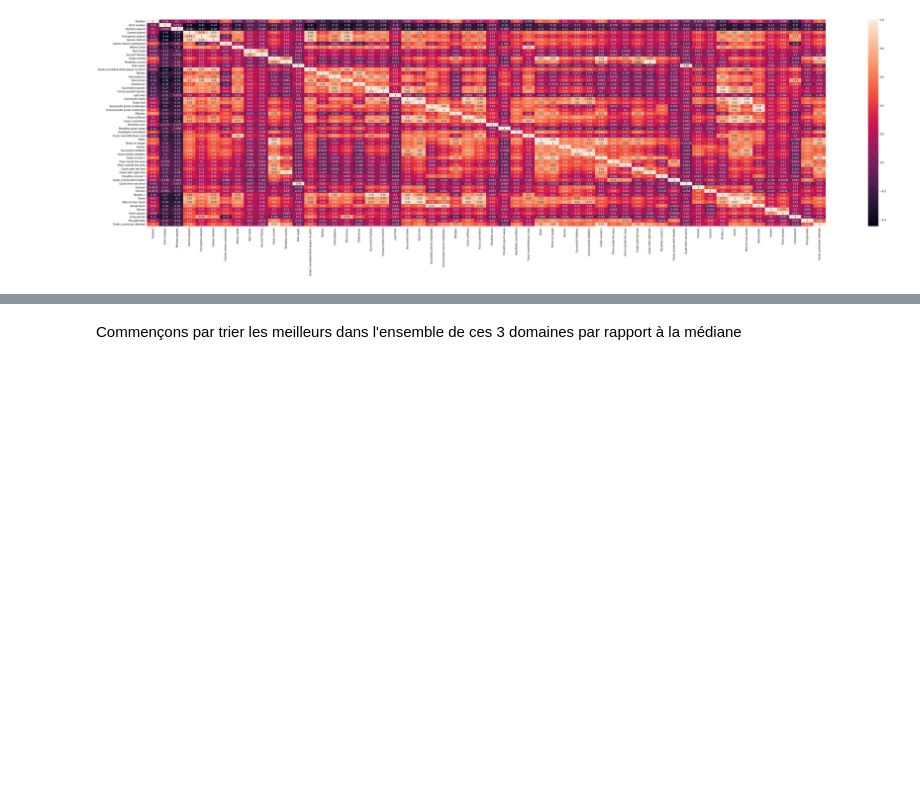
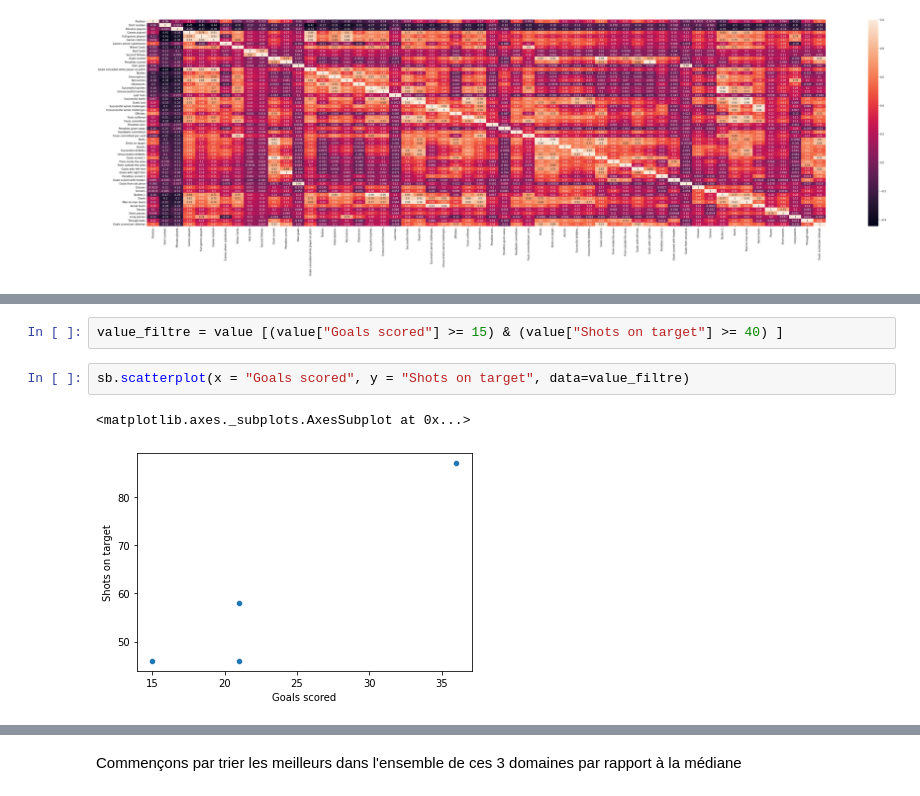
Before and after one commit to agomesdacosta3/H3_Exo_Python, a Jupyter notebook: Projet_Advanced_Stats.ipynb, the cells around one changed output, grey strips where cells are left out. Saved outputs shown, nothing was run; the diff lists cells and outputs as text; blank space fills up the shorter version.

```diff
--- a/Projet_Advanced_Stats.ipynb
+++ b/Projet_Advanced_Stats.ipynb
@@ -172,0 +179,7 @@ Donc les joueurs intéréssants à recruter devraient être ceux qui performent
+# %%
+value_filtre = value [(value["Goals scored"] >= 15) & (value["Shots on target"] >= 40) ]
+# %%
+sb.scatterplot(x = "Goals scored", y = "Shots on target", data=value_filtre)
+# %% [output]
+<matplotlib.axes._subplots.AxesSubplot at 0x...>
+[figure, added]
```
Also changed, not shown: parts of 12 cells of this notebook.
